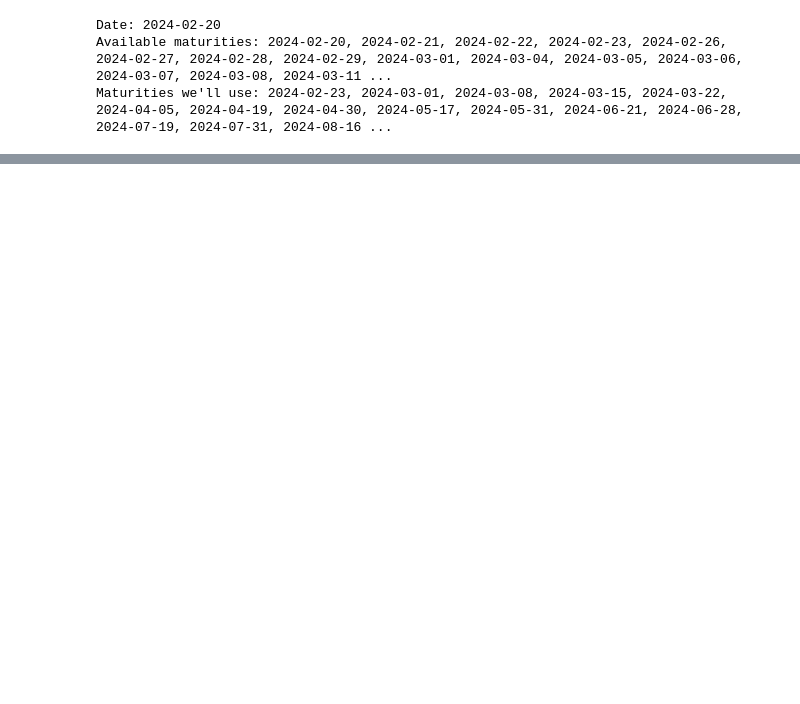
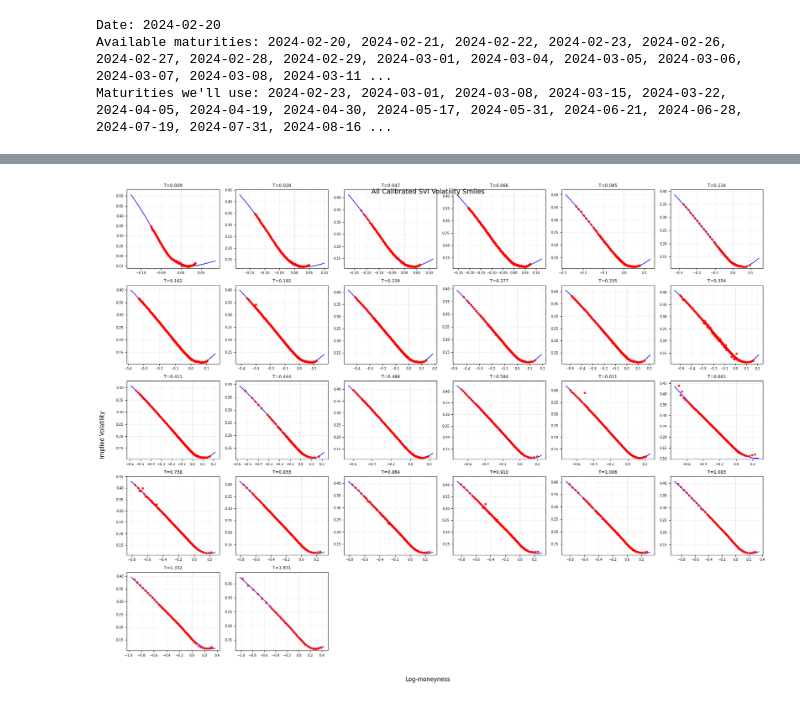
Before and after one commit to alexanderpolyakov-p/lv, a Jupyter notebook: examples/example_svi-spx_bm.ipynb, the cells around one changed output, grey strips where cells are left out. Drawn from its saved outputs; the diff is of its cells as text; code cells hidden in the pictures; blank space fills up the shorter version.

Commit message:
experimants with real data

```diff
--- a/examples/example_svi-spx_bm.ipynb
+++ b/examples/example_svi-spx_bm.ipynb
@@ -22,26 +22,23 @@ from svi import SVI
 # %%
 #download data
-os.chdir("./data")
 data = dt.YFinanceData.load_from_disk("spx-2024-02-20.xlsx")
 min_abs_delta = 0.01
 
 print(f"Date: {data.access_time.tz_convert('America/New_York').date()}")
-print("Available maturities:", ", ".join(m.strftime("%Y-%m-%d") for m in data.get_maturities()))
+print("Available maturities:", ", ".join(str(m) for m in data.get_maturities()))
 
-maturities = ["2024-02-23", "2024-03-01", "2024-03-08", "2024-03-15", "2024-03-22"] + [m.strftime("%Y-%m-%d") for m in data.get_maturities()[28:]]
+maturities = ["2024-02-23", "2024-03-01", "2024-03-08", "2024-03-15", "2024-03-22"] + [str(m) for m in data.get_maturities()[28:]]
 print("Maturities we'll use:", ", ".join(maturities))
 # %% [output]
 Date: 2024-02-20
 Available maturities: 2024-02-20, 2024-02-21, 2024-02-22, 2024-02-23, 2024-02-26, 2024-02-27, 2024-02-28, 2024-02-29, 2024-03-01, 2024-03-04, 2024-03-05, 2024-03-06, 2024-03-07, 2024-03-08, 2024-03-11 ...
 Maturities we'll use: 2024-02-23, 2024-03-01, 2024-03-08, 2024-03-15, 2024-03-22, 2024-04-05, 2024-04-19, 2024-04-30, 2024-05-17, 2024-05-31, 2024-06-21, 2024-06-28, 2024-07-19, 2024-07-31, 2024-08-16 ...
 # %%
-# create a lists for calibration - to be corrected
-T = []
-F = []
-X = []
-K = []
-W = []
-IV = []
+S0 = 4975.85
+
+#unpack the datasrame for separate arrays fro calibration
+T, F, X, K, W, IV = [], [], [], [], [], []
+
 for m in maturities:
     T.append(data.forward_prices.loc[m].timeToMaturity)
     F.append(data.forward_prices.loc[m].forwardPrice)
@@ -79,0 +106,51 @@ for i in range(len(T)):
+# %%
+# CALIBRATED SVI SMILES VISUALIZATION - ALL MATURITIES
+n_maturities = len(T)
+n_cols = 6
+n_rows = int(np.ceil(n_maturities / n_cols))
+
+fig, axes = plt.subplots(n_rows, n_cols, figsize=(20, 3*n_rows))
+axes = axes.flatten() if n_maturities > 1 else [axes]
+
+for i in range(n_maturities):
+    ax = axes[i]
+
+    maturity_time = T[i]
+    forward_price = F[i]
+    x_market = X[i]  # Market log-moneyness
+    iv_market = IV[i]  # Market implied volatilities
+    svi_model = svi_models[maturity_time]
+
+    # Create fine grid for smooth SVI curve
+    x_fine = np.linspace(x_market.min() - 0.05, x_market.max() + 0.05, 100)
+    iv_svi = np.sqrt(svi_model.total_var(x_fine) / maturity_time)
+
+    # Plot market data points
+    ax.scatter(x_market, iv_market, color='red', s=15, alpha=0.8, zorder=5)
+    ax.plot(x_fine, iv_svi, 'blue', linewidth=1.5, alpha=0.9)
+    ax.axvline(0, color='gray', linestyle='--', alpha=0.3, linewidth=0.8)
+
+    # Compact formatting
+    ax.set_title(f'T={maturity_time:.3f}', fontsize=9)
+    ax.tick_params(labelsize=7)
+    ax.grid(True, alpha=0.2)
+
+    # Set reasonable y-axis limits
+    y_min = min(iv_market.min(), iv_svi.min()) * 0.95
+    y_max = max(iv_market.max(), iv_svi.max()) * 1.05
+    ax.set_ylim(y_min, y_max)
+
+# Remove empty subplots
+for i in range(n_maturities, len(axes)):
+    axes[i].remove()
+
+# Add common labels
+fig.text(0.5, 0.02, 'Log-moneyness', ha='center', fontsize=12)
+fig.text(0.02, 0.5, 'Implied Volatility', va='center', rotation='vertical', fontsize=12)
+
+plt.tight_layout()
+plt.subplots_adjust(bottom=0.08, left=0.06)
+plt.suptitle('All Calibrated SVI Volatility Smiles', fontsize=14, y=0.98)
+plt.show()
+# %% [output]
+[figure, added]
```
Also changed, not shown: parts of 6 cells of this notebook, 6 other files.
